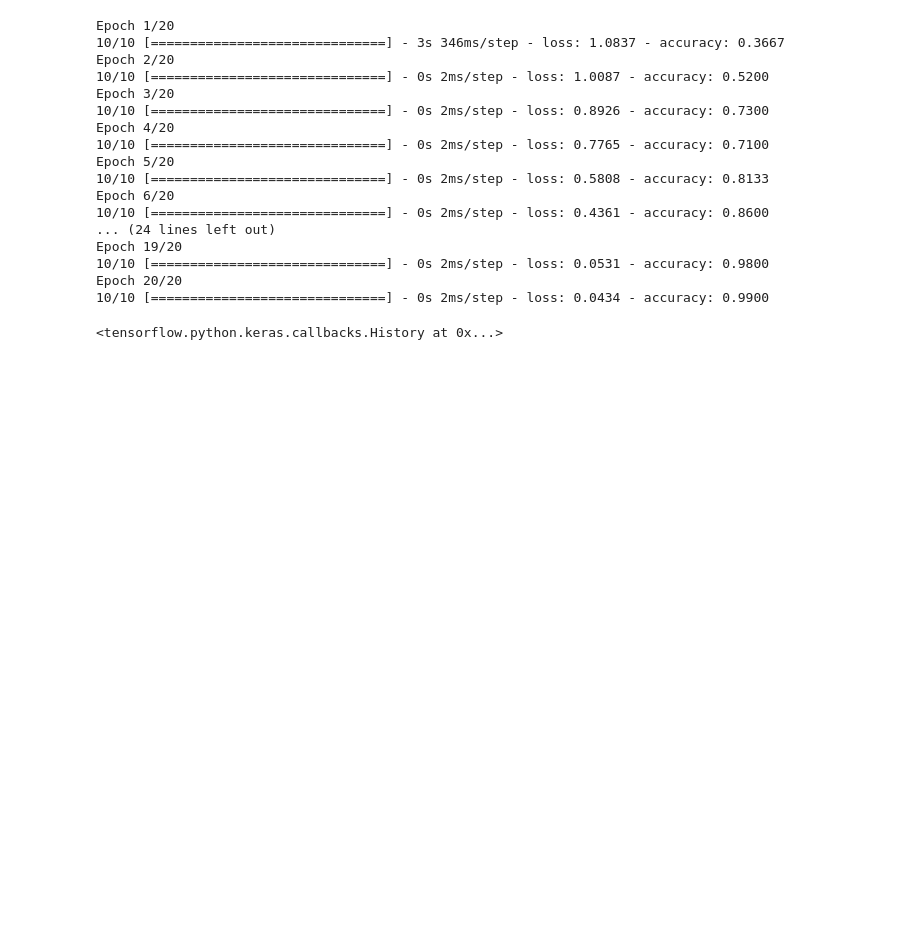
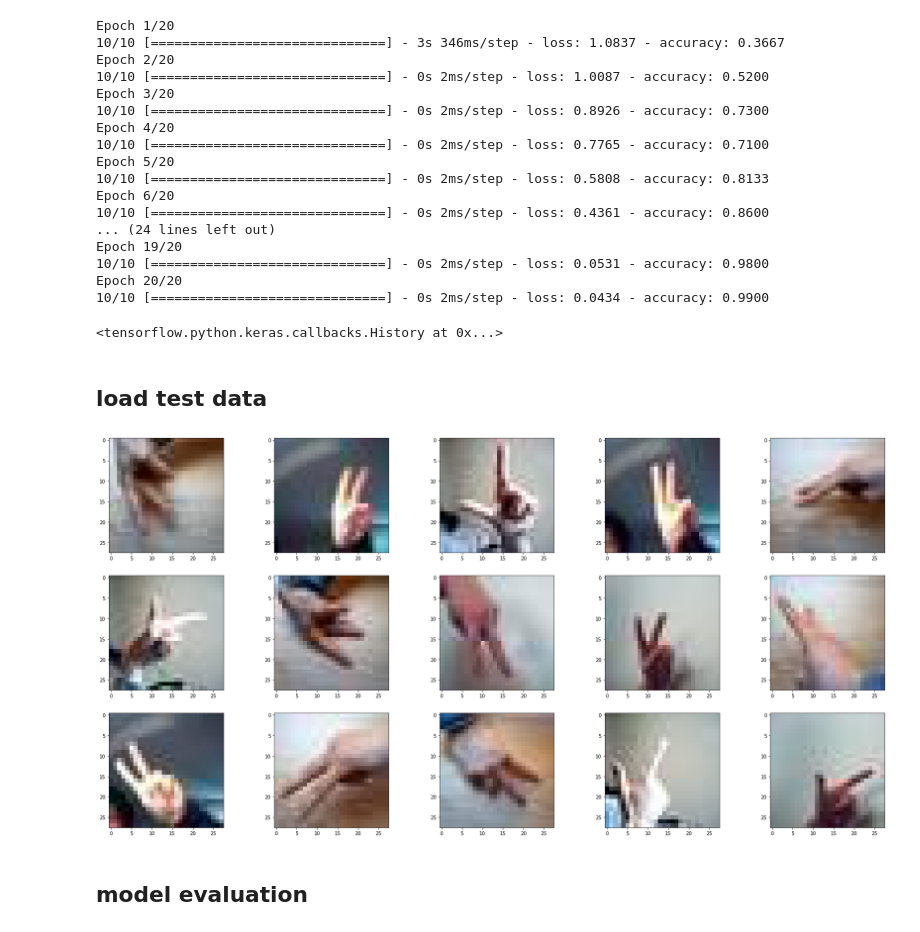
Before and after one commit to JeongChanDo/aiffel_practice, a Jupyter notebook: rock_scissor_paper/rock_scissor_paper_classifier.ipynb, the cells around one changed output. Saved outputs shown, nothing was run; the diff lists cells and outputs as text; code cells hidden in the pictures; blank space fills up the shorter version.

Commit message:
model evaluation complete

```diff
--- a/rock_scissor_paper/rock_scissor_paper_classifier.ipynb
+++ b/rock_scissor_paper/rock_scissor_paper_classifier.ipynb
@@ -108,3 +121,15 @@ Epoch 19/20
 Epoch 20/20
 10/10 [==============================] - 0s 2ms/step - loss: 0.0434 - accuracy: 0.9900
 <tensorflow.python.keras.callbacks.History at 0x...>
+# %% [markdown]
+## load test data
+# %%
+img_path = os.getenv("HOME") + "/aiffel_practice/rock_scissor_paper/rock_scissor_paper_1500/"
+(x_test, y_test) = load_data(img_path, num_data=1500)
+x_test_norm = img_normalize(x_test)
+
+visualize_imgs(x_test_norm)
+# %% [output]
+[figure, added]
+# %% [markdown]
+## model evaluation
```
Also changed, not shown: parts of 5 cells of this notebook.
